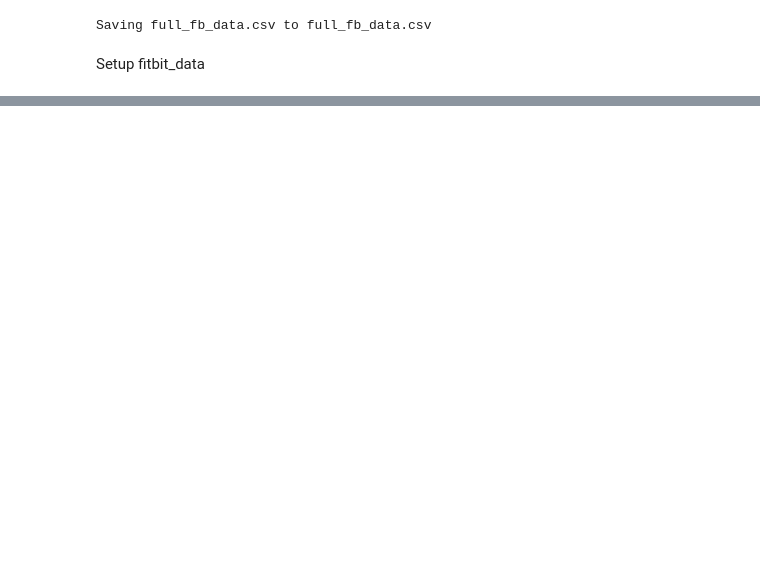
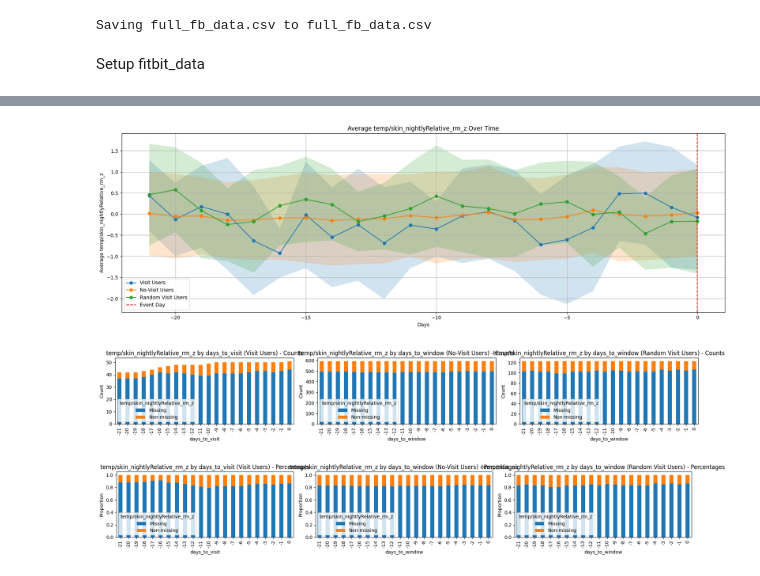
Before and after one commit to jhdaws/mhealth_classification, a Jupyter notebook: data_exploration/rolling_mean.ipynb, the cells around one changed output, grey strips where cells are left out. Drawn from its saved outputs; the diff is of its cells as text; code cells hidden in the pictures; blank space fills up the shorter version.

```diff
--- a/data_exploration/rolling_mean.ipynb
+++ b/data_exploration/rolling_mean.ipynb
@@ -79,0 +454,6 @@ no_visit_df = full_fb_data[full_fb_data['has_visit'] == 0]
+# %%
+plot_feature_comparison_3(visit_3wk, no_visit_3wk, random_visit_3wk, 'temp/skin_nightlyRelative_rm_z', bin_continuous=True)
+# %% [output]
+[figure, added]
+[figure, added]
+[figure, added]
```
Also changed, not shown: parts of 20 cells of this notebook.
